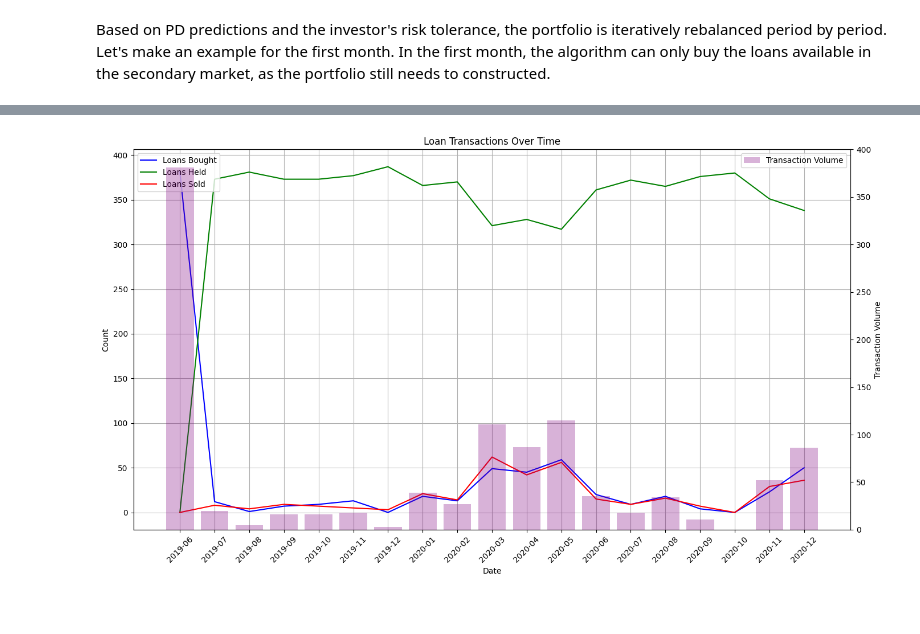
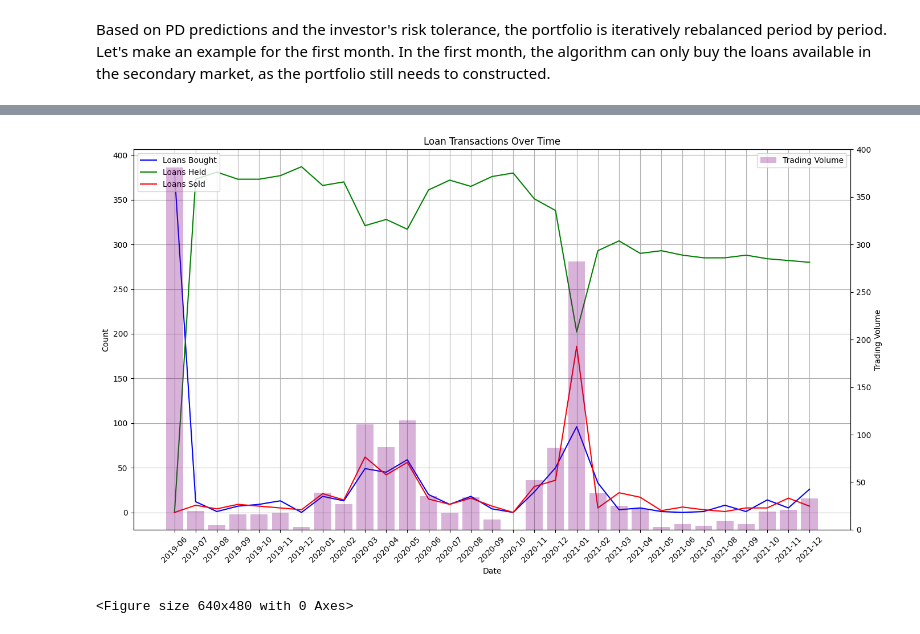
Before and after one commit to AleFax99/Automated_Portfolio_Management_for_P2P_Lending, a Jupyter notebook: Portfolio_Management.ipynb, the cells around one changed output, grey strips where cells are left out. Saved outputs shown, nothing was run; the diff lists cells and outputs as text; code cells hidden in the pictures.

Commit message:
Finished portfolio management

```diff
--- a/Portfolio_Management.ipynb
+++ b/Portfolio_Management.ipynb
@@ -69,7 +65,7 @@ macro.head()
 # %% [markdown]
 Gnerate new observations of the the loans issued in September 2020 by replacing the GDP growth rate and the VIX with new values coming from macroeconomic data.
 # %%
-macro_subset = macro.loc[(macro['Date'] >= '2019-06-01') & (macro['Date'] <= '2020-12-01')]
+macro_subset = macro.loc[(macro['Date'] >= '2019-06-01') & (macro['Date'] <= '2021-12-01')]
 
 macro_subset.shape
 # %% [output]
@@ -286,0 +314,27 @@ Final loans bought: [103]
+# %%
+in_portfolio_flag_df = pd.DataFrame(in_portfolio_flag, columns=['Date', 'ID', 'PD', 'Interest Rate', 'In Portfolio'])
+
+def Expected_Return(row):
+    if row['In Portfolio'] == 1:
+        # expected loan return for the period (month)
+        return row['Interest Rate'] * (1 - row['PD'])
+    else:
+        return 0
+
+in_portfolio_flag_df['Expected Return'] = in_portfolio_flag_df.apply(Expected_Return, axis=1)
+in_portfolio_flag_df['Expected_Return'] = in_portfolio_flag_df['Expected Return'].round(2)
+
+def Loan_Expected_Return(df):
+    exp_ret_counts = df['Expected_Return'].value_counts().reset_index()
+    exp_ret_counts.columns = ['Expected Return', 'Count_Months']
+    exp_ret_counts['Prop_Months'] = exp_ret_counts['Count_Months'] / len(df)
+
+    # expected loan return for the total period of trading
+    exp_ret_tot = exp_ret_counts['Expected Return'].mul(exp_ret_counts['Prop_Months']).sum()
+    result = round((exp_ret_tot *100),2)
+    return result
+
+initial_date = loan_data['Date'].min()
+final_date = loan_data['Date'].max()
+expected_return = Loan_Expected_Return(in_portfolio_flag_df)
+print(f"Expected return for loan {loan_id} between {initial_date} and {final_date}: {expected_return}%")
@@ -287,3 +343,8 @@ Final loans bought: [103]
+# %%
+def Portfolio_Expected_Return(loan_exp_rets, weights):
+
+    # expected portfolio return for the period (month)
+    return np.sum(loan_exp_rets * weights)
 # %%
 # case for all loans available in the secondary market (merged_df)
 risk_tolerance = risk_profile()
@@ -331,5 +446,7 @@ results_df = pd.DataFrame(results)
 # %%
 # show only year and month in date to improve readability
 results_df['Date'] = results_df['Date'].str.slice(0, 7)
-results_df['Date']
+
+results_df['Expected Return (%)'] = (results_df['Expected Return (%)'] * 100).round(3)
+results_df
 # %% [output]
@@ -356,22 +470,25 @@ Name: Date, dtype: object
 # %%
 fig, ax1 = plt.subplots(figsize=(14, 8))
 
 ax1.plot(results_df['Date'], results_df['Loans Bought'], label='Loans Bought', color='blue')
 ax1.plot(results_df['Date'], results_df['Loans Held'], label='Loans Held', color='green')
 ax1.plot(results_df['Date'], results_df['Loans Sold'], label='Loans Sold', color='red')
 ax1.set_xlabel('Date')
 ax1.set_xticklabels(results_df['Date'], rotation=45)
 ax1.set_ylabel('Count')
 ax1.set_title('Loan Transactions Over Time')
 ax1.legend(loc='upper left')
 ax1.grid(True)
 
 ax2 = ax1.twinx()
-ax2.bar(results_df['Date'], results_df['Transaction Volume'], label='Transaction Volume', color='purple', alpha=0.3)
-ax2.set_ylabel('Transaction Volume')
+ax2.bar(results_df['Date'], results_df['Trading Volume'], label='Trading Volume', color='purple', alpha=0.3)
+ax2.set_ylabel('Trading Volume')
 ax2.legend(loc='upper right')
 
 fig.tight_layout()
 plt.show()
+
+plt.savefig('../Plots/Loan_Transactions_Over_Time.png')
 # %% [output]
-[figure, old version]
+[figure, new version]
+<Figure size 640x480 with 0 Axes>
```
Also changed, not shown: parts of 17 cells of this notebook, 1 other file.
